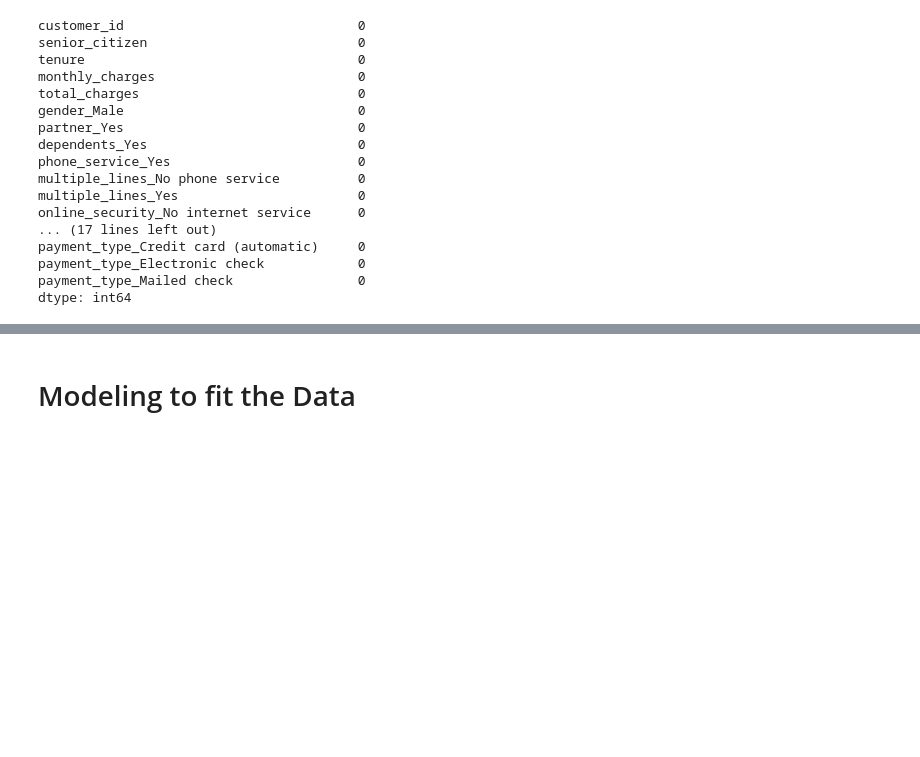
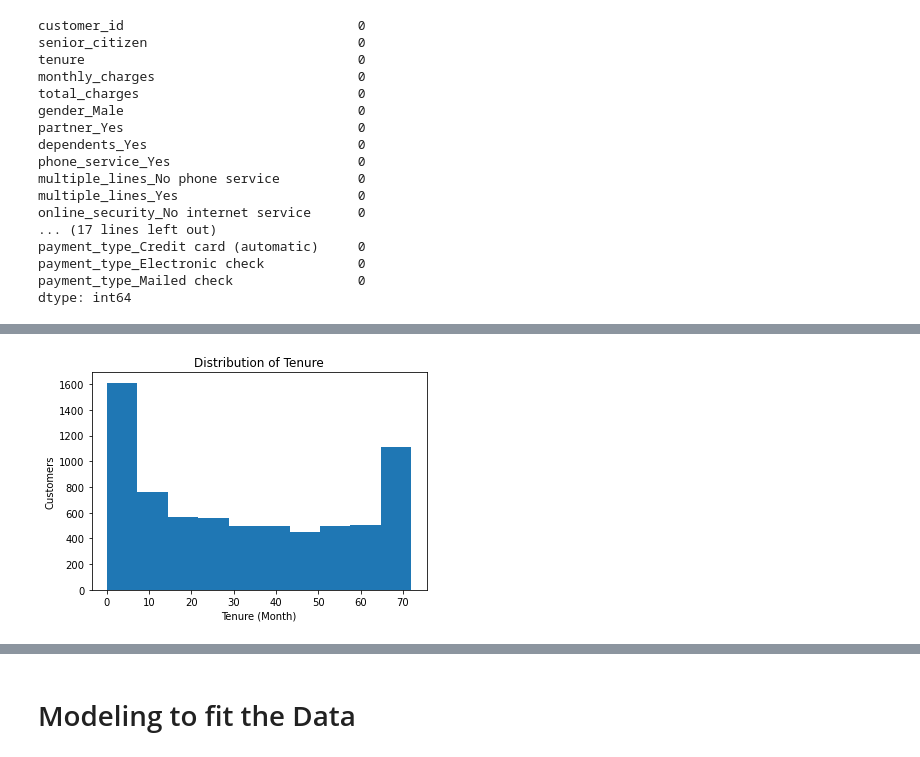
Before and after one commit to BraedenWright/classification-project, a Jupyter notebook: working_telco_report.ipynb, the cells around one changed output, grey strips where cells are left out. Drawn from its saved outputs; the diff is of its cells as text; code cells hidden in the pictures; blank space fills up the shorter version.

```diff
--- a/working_telco_report.ipynb
+++ b/working_telco_report.ipynb
@@ -162,0 +126,14 @@ train.shape, validate.shape, test.shape
+# %%
+# check the sum of each column to see if there is any redundancy
+# doing so shows that several columns made for the dummy list can be represented by just 1 column
+# the 'no_internet' column
+df = df.drop(columns=['no_internet_streaming_movies',
+                      'no_internet_streaming_tv',
+                      'no_internet_tech_support',
+                      'no_internet_device_protection',
+                      'no_internet_online_backup',
+                      'no_internet_online_security',
+                      'no_phone_multiple_lines'])
+
+df.head(3)
+# now we can move forward to exploring the data with visuals and statistics
@@ -162,0 +174,9 @@ train.shape, validate.shape, test.shape
+# %%
+# distribution of tenure
+plt.title('Distribution of Tenure')
+plt.hist(x='tenure', data=df)
+plt.xlabel('Tenure (Month)')
+plt.ylabel('Customers')
+plt.show()
+# %% [output]
+[figure, added]
```
Also changed, not shown: parts of 21 cells of this notebook.
